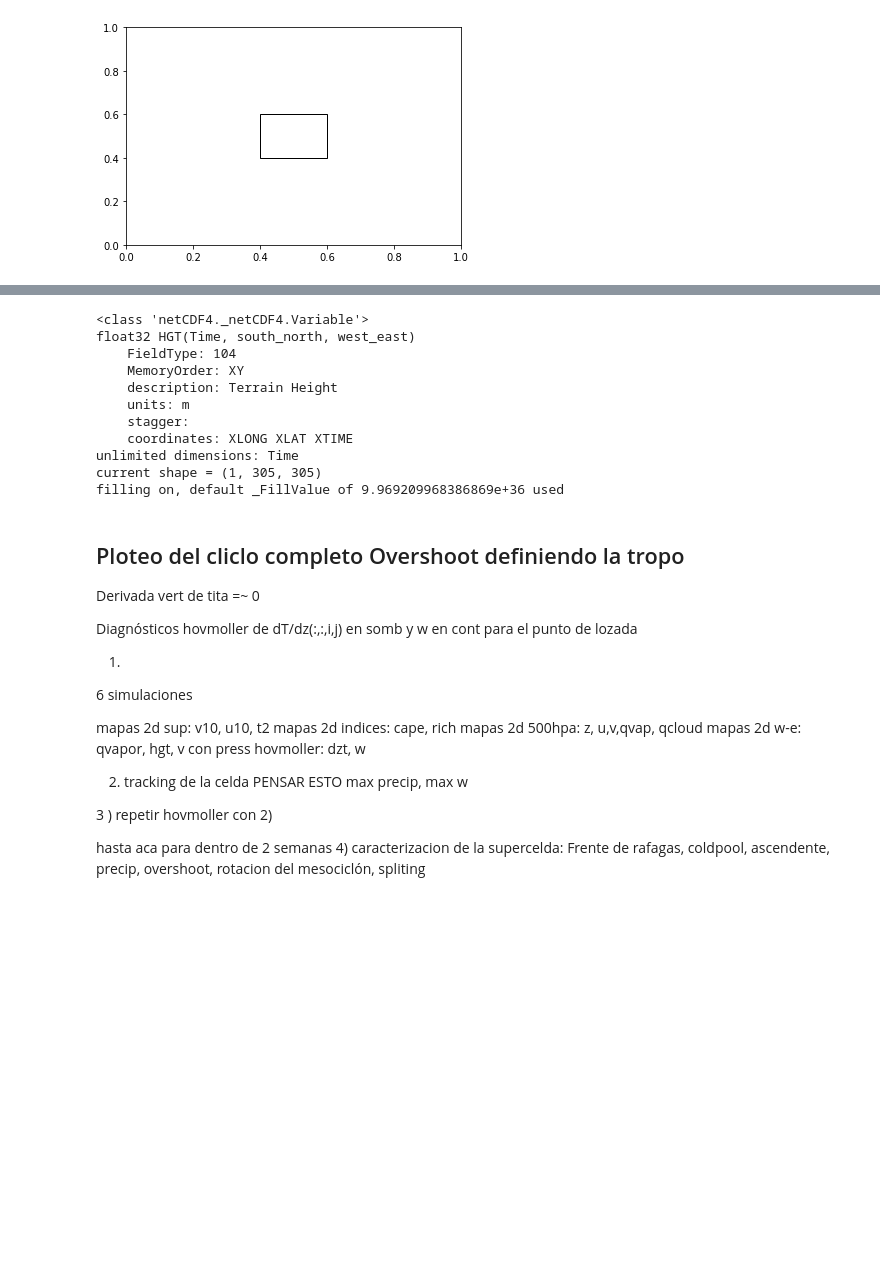
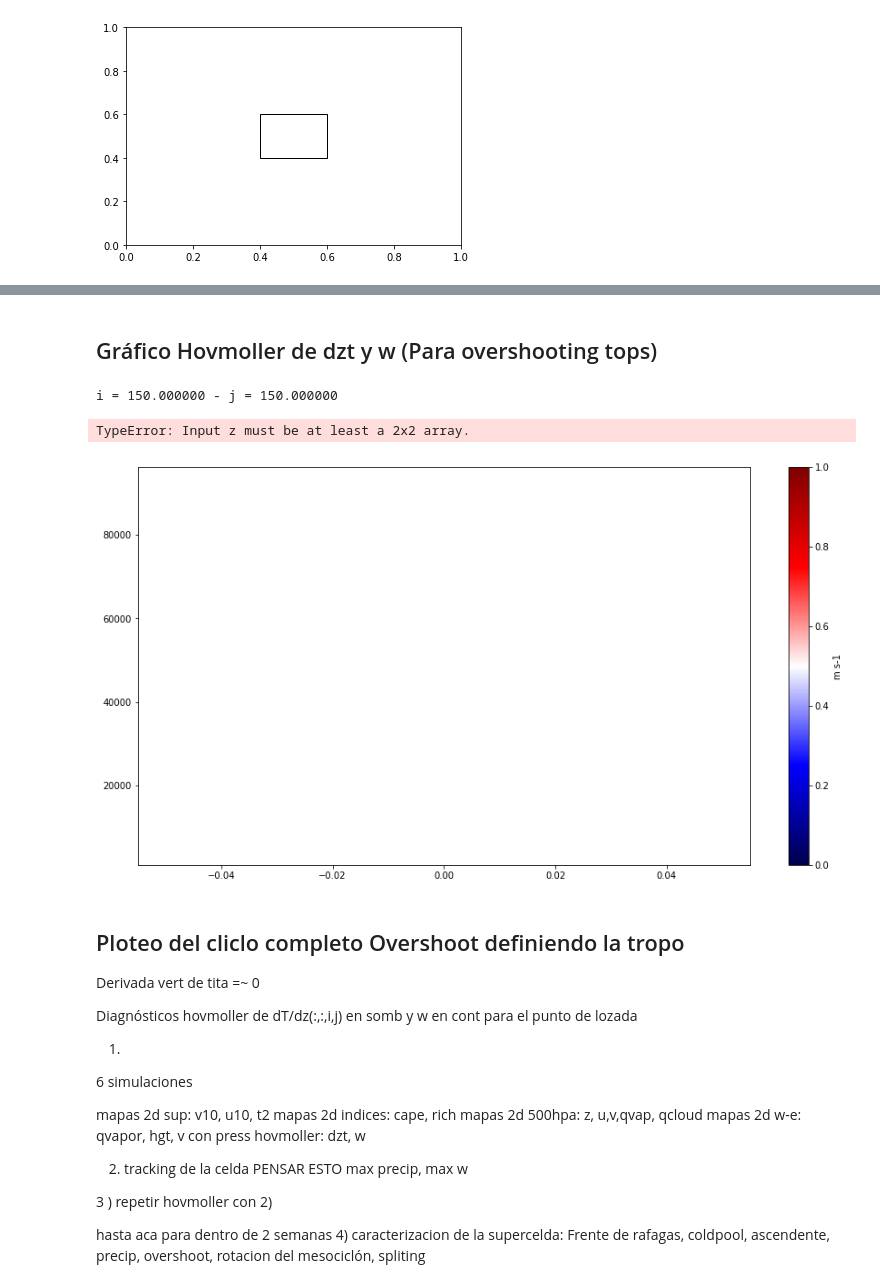
Before and after one commit to agemperador/TESIS, a Jupyter notebook: WRF_SIM.ipynb, the cells around one changed output, grey strips where cells are left out. Cells and saved outputs as stored; diff of their text form; code cells hidden in the pictures; blank space fills up the shorter version.

```diff
--- a/WRF_SIM.ipynb
+++ b/WRF_SIM.ipynb
@@ -655,6 +666,0 @@ Text(0.5, 1.0, 'Corte vertical longitudinal - lat = -33.103386')
-# %%
-for i in range(0,300,10):
-    print(i)
-    plt.plot(lon2D[0,:],topografia[0,i,:])
-    plt.ylim(97500.,50000.)
-    plt.show()
@@ -675,17 +667,5 @@ for i in range(0,300,10):
-# %%
-data.variables['HGT']
-# %% [output]
-<class 'netCDF4._netCDF4.Variable'>
-float32 HGT(Time, south_north, west_east)
-    FieldType: 104
-    MemoryOrder: XY
-    description: Terrain Height
-    units: m
-    stagger:
-    coordinates: XLONG XLAT XTIME
-unlimited dimensions: Time
-current shape = (1, 305, 305)
-filling on, default _FillValue of 9.969209968386869e+36 used
+# %% [markdown]
+## Gráfico Hovmoller de dzt y w (Para overshooting tops)
 # %%
 
 
@@ -693,6 +673,23 @@ def hovmoller(i= 100,j= 100):
         """
         Solo sirve para muchos tiempos
         """
+        opress = data.variables['P']
+        opressb = data.variables['PB']
+
+        ot = data.variables['T']
+        otb = data.variables['T00']
+
+        ow = data.variables['W']
+        oh = data.variables['HGT']
+
+        lats = data.variables['XLAT']
+        lons = data.variables['XLONG']
+
+        topo = np.asarray(data.variables['HGT'])
+        lozada = [-31.651943,-64.07947] #Lat Lon de Lozada, Córdoba
+
+        i, j = 150, 150
+
         print('i = %f - j = %f '%(i,j))
         dz = opress.shape[1]
         press = opress[0,:,j,i] + opressb[0,:,j,i]
@@ -717,33 +714,39 @@ def hovmoller(i= 100,j= 100):
         cbar.set_label(wu)
 
         var_c = dzt.transpose()
 
         ncont = 20
 
         c_min, c_max =np.min(var_c),np.max(var_c)
 
         clev=np.linspace(c_min,c_max,ncont)
 
         c = ax.contour(time2D[1:dz,:], press2D[1:dz,:], var_c ,clev, color='k' ,linestyles=np.where(clev >= 0, "-", "--"))
         clab = plt.clabel(c,clev,fontsize=12,fmt='%.0f',colors='k')
 
 
 
 
 
         #bbox = dict( alpha =0, lw=2)
 
         #disp = ax.annotate('.',(10,10),
         #            xycoords='axes points',fontsize = 15,
 
         #            bbox=bbox)
 
         #disp.set_bbox(dict(facecolor='red', alpha=0.1, lw = 4))
 
         plt.ylim(50000.,10000.)
         plt.xlabel('time')
         plt.ylabel('press')
         plt.show()
+
+hovmoller()
+# %% [output]
+i = 150.000000 - j = 150.000000
+TypeError: Input z must be at least a 2x2 array.
+[figure, added]
 # %% [markdown]
 ## Ploteo del cliclo completo Overshoot definiendo la tropo
 
```
Also changed, not shown: parts of 16 cells of this notebook.
